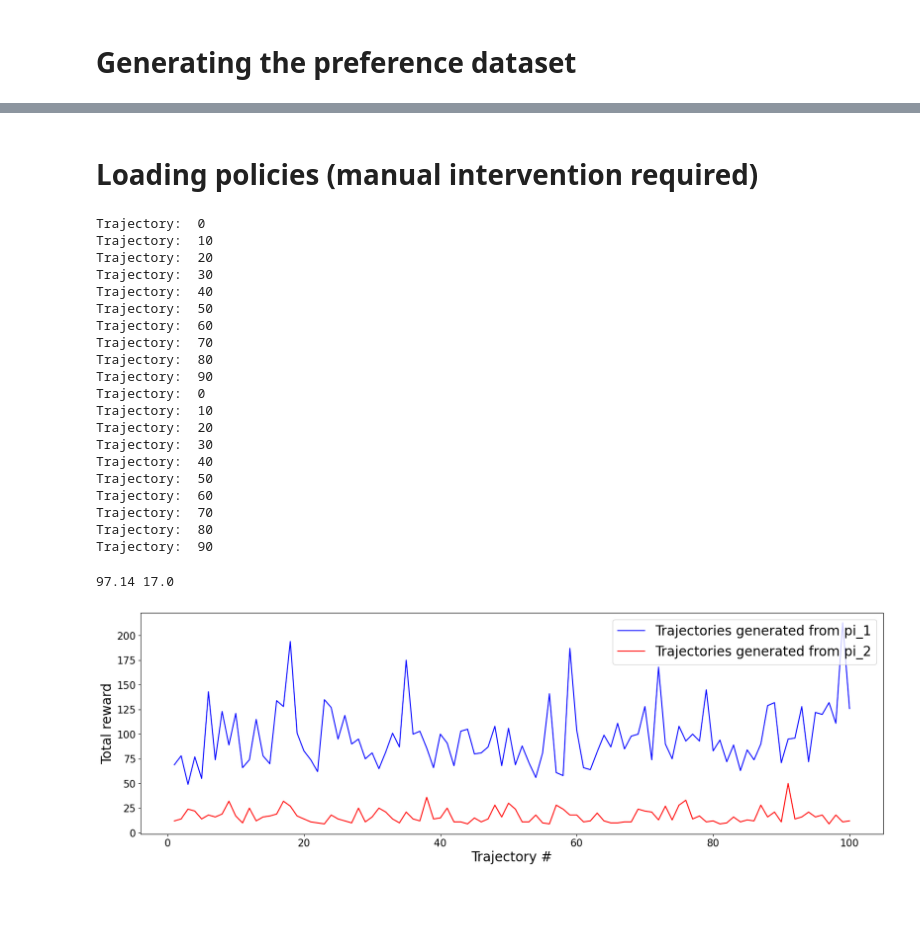
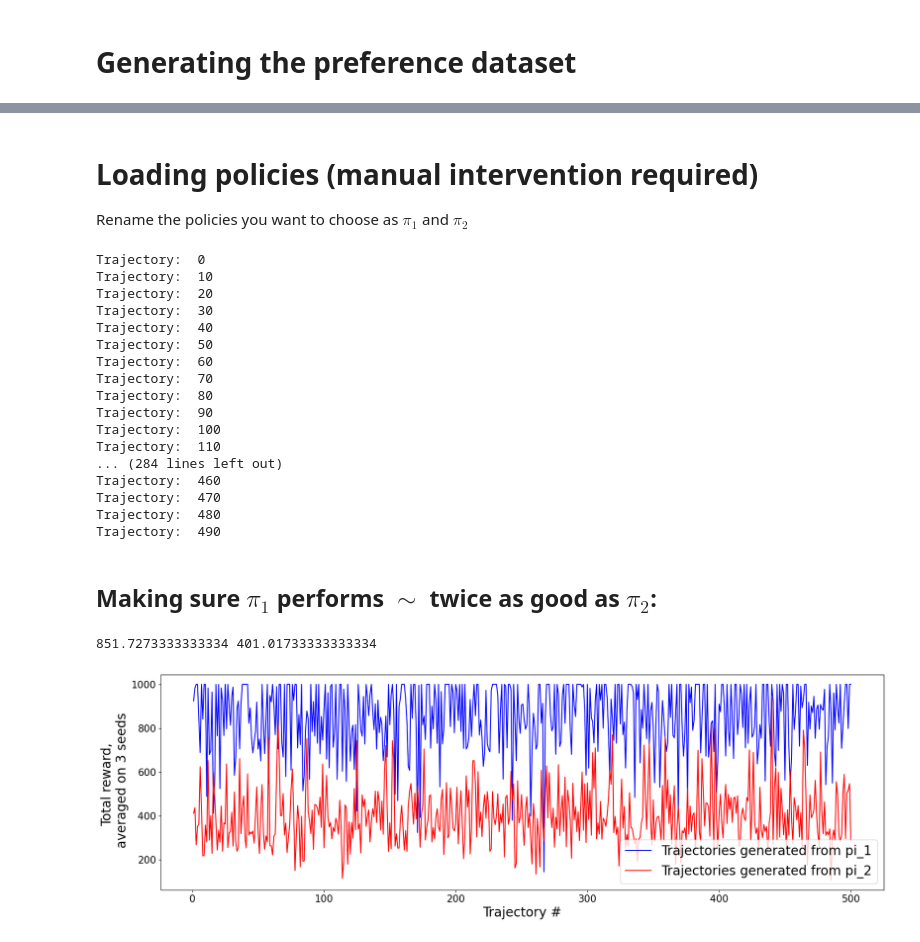
Before and after one commit to noeprat/RLHF_EGGang, a Jupyter notebook: cartpole.ipynb, the cells around one changed output, grey strips where cells are left out. Cells and saved outputs as stored; diff of their text form; code cells hidden in the pictures; blank space fills up the shorter version.

```diff
--- a/cartpole.ipynb
+++ b/cartpole.ipynb
@@ -145,30 +144,43 @@ Episode 100     Current Score: 82.00
 # %% [markdown]
 # Loading policies (manual intervention required)
+
+Rename the policies you want to choose as $\pi_1$ and $\pi_2$
 # %%
 PATH = os.path.abspath(os.getcwd())
 
 # TO COMPLETE, choose the file names of the desired policies
 
-pi1_path = os.path.join(PATH, 'saved_policies', 'model_91.pt')
+pi1_path = os.path.join(PATH, 'saved_policies', 'pi1_cartpole_0.pt')
 
-pi2_path = os.path.join(PATH, 'saved_policies', 'model_11.pt')
+pi2_path = os.path.join(PATH, 'saved_policies', 'pi2_cartpole_0.pt')
 # %%
-# Generate preference dataset
+# Compare on K trajectories
 
+seeds = [0,1,2]
+n_trajectories = 500
+max_t=1000
+rewards_for_all_seeds_pi1 = np.zeros((n_trajectories, len(seeds)))
+rewards_for_all_seeds_pi2 = np.zeros((n_trajectories, len(seeds)))
 
+for seed_index, seed in enumerate(seeds):
+    pi1 = Policy().to(device)
+    pi1.load_state_dict(torch.load(pi1_path, weights_only=True))
 
-pref_dataset_size = 100
-pi1 = Policy().to(device)
-pi1.load_state_dict(torch.load(pi1_path, weights_only=True))
+    env = gym.make('CartPole-v1')
+    trajectories_rewards_pi1, trajectories_states_pi1, trajectories_actions_pi1 = generate_trajectories(pi1, n_trajectories, env=env, max_t=max_t, seed = seed, dim_state=4)
 
-env = gym.make('CartPole-v0')
-trajectories_rewards_pi1, trajectories_states_pi1, trajectories_actions_pi1 = generate_trajectories(pi1, pref_dataset_size, env=env, max_t=1000, seed = seed, dim_state=4)
+    rewards_for_all_seeds_pi1[:,seed_index] = trajectories_rewards_pi1[:]
 
-pi2 = Policy().to(device)
-pi2.load_state_dict(torch.load(pi2_path, weights_only=True))
+    pi2 = Policy().to(device)
+    pi2.load_state_dict(torch.load(pi2_path, weights_only=True))
 
-env = gym.make('CartPole-v0')
-trajectories_rewards_pi2, trajectories_states_pi2, trajectories_actions_pi2 = generate_trajectories(pi2, pref_dataset_size, env=env, max_t=1000, seed = seed, dim_state=4)
+    env = gym.make('CartPole-v1')
+    trajectories_rewards_pi2, trajectories_states_pi2, trajectories_actions_pi2 = generate_trajectories(pi2, n_trajectories, env=env, max_t=max_t, seed = seed, dim_state=4)
+
+    rewards_for_all_seeds_pi2[:,seed_index] = trajectories_rewards_pi2[:]
+
+rewards_avg_seeds_pi1 = np.mean(rewards_for_all_seeds_pi1, axis=1)
+rewards_avg_seeds_pi2 = np.mean(rewards_for_all_seeds_pi2, axis=1)
 # %% [output]
 Trajectory:  0
 Trajectory:  10
@@ -180,45 +192,44 @@ Trajectory:  60
 Trajectory:  70
 Trajectory:  80
 Trajectory:  90
-Trajectory:  0
-Trajectory:  10
-Trajectory:  20
-Trajectory:  30
-Trajectory:  40
-Trajectory:  50
-Trajectory:  60
-Trajectory:  70
-Trajectory:  80
-Trajectory:  90
+Trajectory:  100
+Trajectory:  110
+... (284 lines left out)
+Trajectory:  460
+Trajectory:  470
+Trajectory:  480
+Trajectory:  490
+# %% [markdown]
+## Making sure $\pi_1$ performs $\sim$ twice as good as $\pi_2$:
 # %%
-avg_pi1 = np.mean(trajectories_rewards_pi1)
-avg_pi2 = np.mean(trajectories_rewards_pi2)
+avg_pi1 = np.mean(rewards_avg_seeds_pi1)
+avg_pi2 = np.mean(rewards_avg_seeds_pi2)
 print(avg_pi1, avg_pi2)
 # %% [output]
-97.14 17.0
+851.7273333333334 401.01733333333334
 # %%
 ### Plot the learning progress
 
 # Create the plot
 fig = plt.figure(figsize=(20, 6))
 ax = fig.add_subplot(111)
 
 # Plot the scores with specified colors and labels
 #ax.plot(np.arange(1, len(scores_rwd2go) + 1), scores_rwd2go, color='green', label='No Baseline')
-ax.plot(np.arange(1, len(trajectories_rewards_pi1) + 1), trajectories_rewards_pi1, color='blue', label='Trajectories generated from pi_1')
-ax.plot(np.arange(1, len(trajectories_rewards_pi2) + 1), trajectories_rewards_pi2, color='red', label='Trajectories generated from pi_2')
+ax.plot(np.arange(1, n_trajectories + 1), rewards_avg_seeds_pi1, color='blue', label='Trajectories generated from pi_1')
+ax.plot(np.arange(1, n_trajectories + 1), rewards_avg_seeds_pi2, color='red', label='Trajectories generated from pi_2')
 
 # Set the labels with a larger font size
-ax.set_ylabel('Total reward', fontsize=20)
+ax.set_ylabel('Total reward, \n averaged on 3 seeds', fontsize=20)
 ax.set_xlabel('Trajectory #', fontsize=20)
 
 # Set the tick labels to a larger font size
 ax.tick_params(axis='both', which='major', labelsize=15)
 
 # Add a legend with a specified font size
 ax.legend(fontsize=20)
 
 # Show the plot
 plt.show()
 # %% [output]
-[figure, old version]
+[figure, new version]
```
Also changed, not shown: parts of 2 cells of this notebook.
